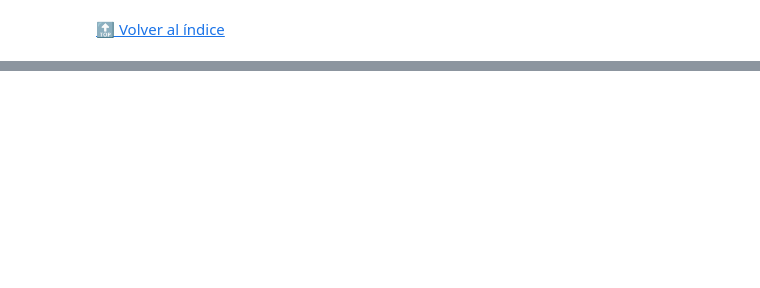
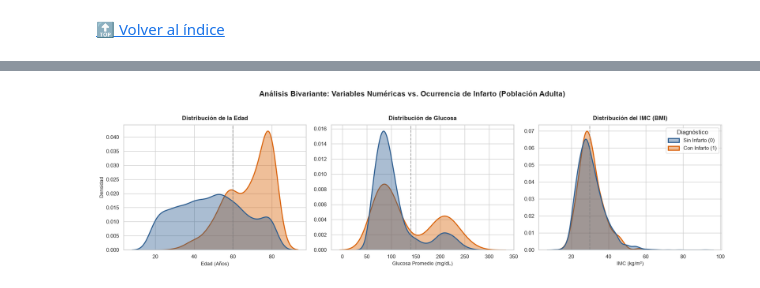
Before and after one commit to raquelmartinrodriguez/prediccion_ocurrencia_infarto_cerebral, a Jupyter notebook: prediccion_infarto_cerebral.ipynb, the cells around one changed output, grey strips where cells are left out. Saved outputs shown, nothing was run; the diff lists cells and outputs as text; code cells hidden in the pictures; blank space fills up the shorter version.

```diff
--- a/prediccion_infarto_cerebral.ipynb
+++ b/prediccion_infarto_cerebral.ipynb
@@ -499,0 +658,85 @@ tabla_stroke
+# %%
+# gráficos de densidad para age, avg_glucose_level y bmi
+
+sns.set_theme(style="whitegrid")
+
+# Crear figura con 1 fila y 3 columnas
+fig, axes = plt.subplots(1, 3, figsize=(18, 5))
+
+# Definir variables continuas y sus datos clínicos
+variables = [
+    {
+        "col": "age",
+        "title": "Distribución de la Edad",
+        "xlabel": "Edad (Años)",
+        "cut": 60,
+        "cut_label": "Corte de Riesgo (60 años)",
+    },
+    {
+        "col": "avg_glucose_level",
+        "title": "Distribución de Glucosa",
+        "xlabel": "Glucosa Promedio (mg/dL)",
+        "cut": 140,
+        "cut_label": "Hiperglucemia (140 mg/dL)",
+    },
+    {
+        "col": "bmi",
+        "title": "Distribución del IMC (BMI)",
+        "xlabel": "IMC (kg/m²)",
+        "cut": 30,
+        "cut_label": "Umbral Obesidad (30 kg/m²)",
+    },
+]
+
+# Paleta y etiquetas para la leyenda
+colors = {0: "#2b5c8f", 1: "#d95f02"}
+
+# Generar cada subgráfico
+for i, var in enumerate(variables):
+    ax = axes[i]
+
+    sns.kdeplot(
+        data=df_adultos,
+        x=var["col"],
+        hue="stroke",
+        common_norm=False,
+        fill=True,
+        alpha=0.4,
+        palette=colors,
+        linewidth=2,
+        ax=ax,
+        legend=(i == 2),  # Solo mostrar leyenda en el último gráfico
+    )
+
+    # Títulos y ejes
+    ax.set_title(var["title"], fontsize=12, pad=10, fontweight="bold")
+    ax.set_xlabel(var["xlabel"], fontsize=10)
+    ax.set_ylabel("Densidad" if i == 0 else "", fontsize=10)
+
+    # Línea de referencia clínica
+    ax.axvline(
+        x=var["cut"],
+        color="gray",
+        linestyle="--",
+        alpha=0.7,
+        label=var["cut_label"],
+    )
+
+# Configurar leyenda en el último panel
+leg = axes[2].get_legend()
+if leg:
+    leg.set_title("Diagnóstico")
+    new_labels = ["Sin Infarto (0)", "Con Infarto (1)"]
+    for t, l in zip(leg.texts, new_labels):
+        t.set_text(l)
+
+plt.suptitle(
+    "Análisis Bivariante: Variables Numéricas vs. Ocurrencia de Infarto (Población Adulta)",
+    fontsize=15,
+    fontweight="bold",
+    y=1.03,
+)
+plt.tight_layout()
+plt.show()
+# %% [output]
+[figure, added]
```
Also changed, not shown: parts of 30 cells of this notebook.
